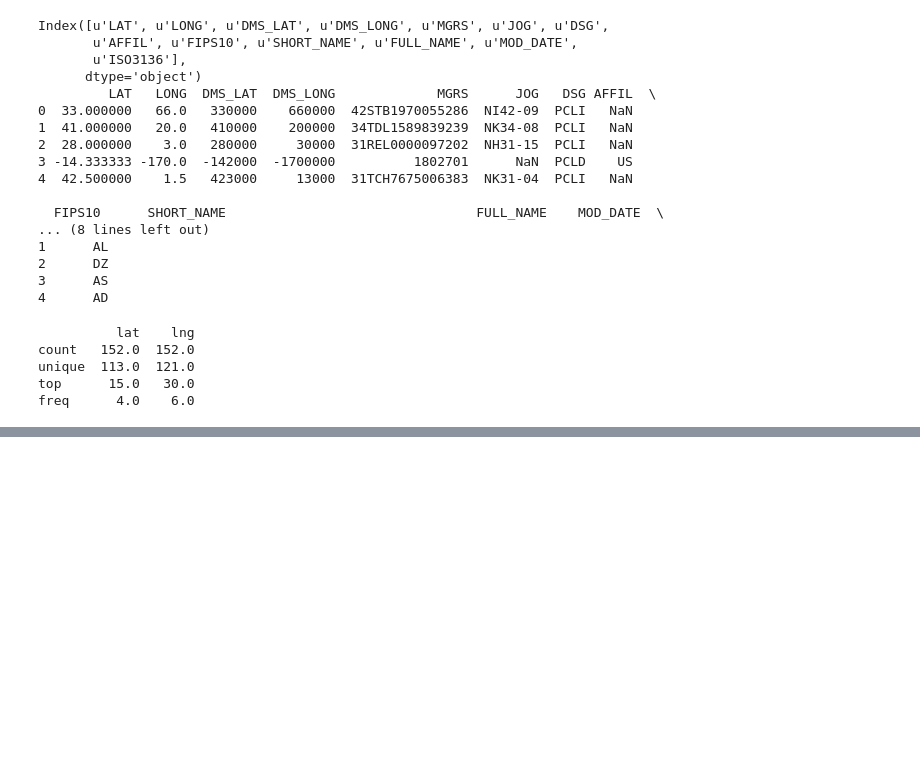
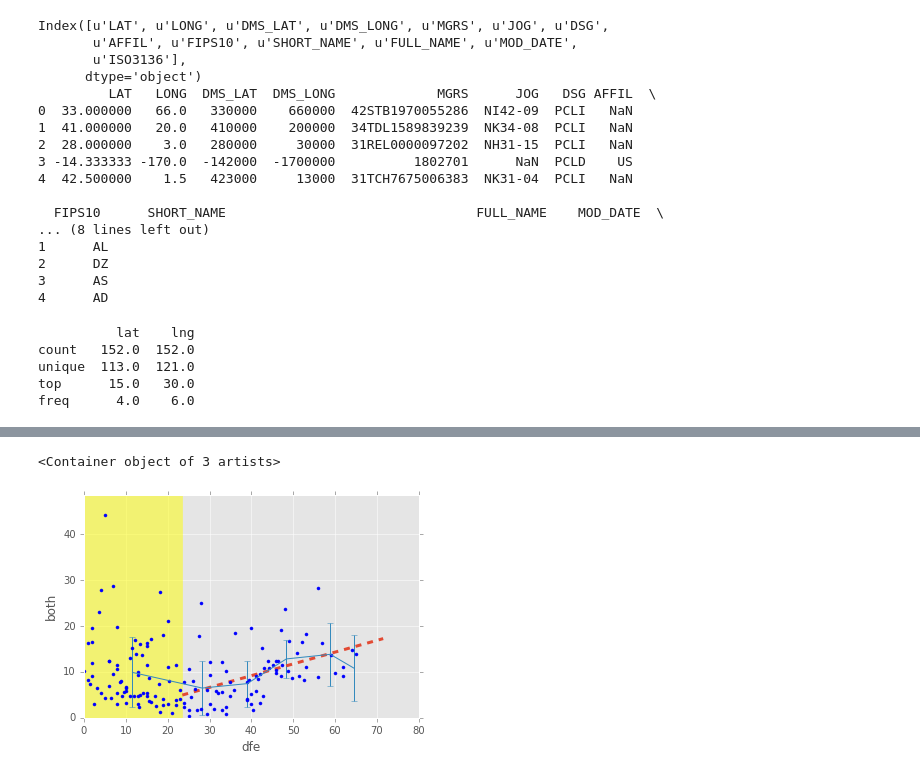
Before and after one commit to grehujt/SmallPythonProjects, a Jupyter notebook: jupyterNotebooks/LinearRegression/LinearRegression.ipynb, the cells around one changed output, grey strips where cells are left out. Saved outputs shown, nothing was run; the diff lists cells and outputs as text; code cells hidden in the pictures; blank space fills up the shorter version.

```diff
--- a/jupyterNotebooks/LinearRegression/LinearRegression.ipynb
+++ b/jupyterNotebooks/LinearRegression/LinearRegression.ipynb
@@ -137,0 +172,21 @@ freq      4.0    6.0
+# %%
+from sklearn.linear_model import LinearRegression
+sel = ~rates['dfe'].isnull() * rates['dfe'] > 23.5
+mat = rates[sel].as_matrix(columns=['dfe', 'both'])
+x = mat[:, 0].reshape(-1, 1)
+y = mat[:, 1].reshape(-1, 1)
+model = LinearRegression().fit(x, y)
+xx = np.linspace(23.5, rates['dfe'].max()*1.1, 200).reshape(-1, 1)
+plt.plot(xx, model.predict(xx), '--', lw=3)
+
+plt.plot(rates['dfe'], rates['both'], 'b.')
+plt.fill_between([0, 23.5], [100, 100], alpha=0.5, color='yellow')
+plt.ylim(0, rates['both'].max()*1.1)
+plt.xlabel('dfe')
+plt.ylabel('both')
+bins = np.arange(23.5, rates['dfe'].max()+1, 10, dtype='float')
+grpRates = rates.groupby(np.digitize(rates['dfe'], bins))
+plt.errorbar(grpRates.mean()['dfe'], grpRates.mean()['both'], yerr=grpRates.std()['both'])
+# %% [output]
+<Container object of 3 artists>
+[figure, added]
```
Also changed, not shown: parts of 4 cells of this notebook, 1 other file.
